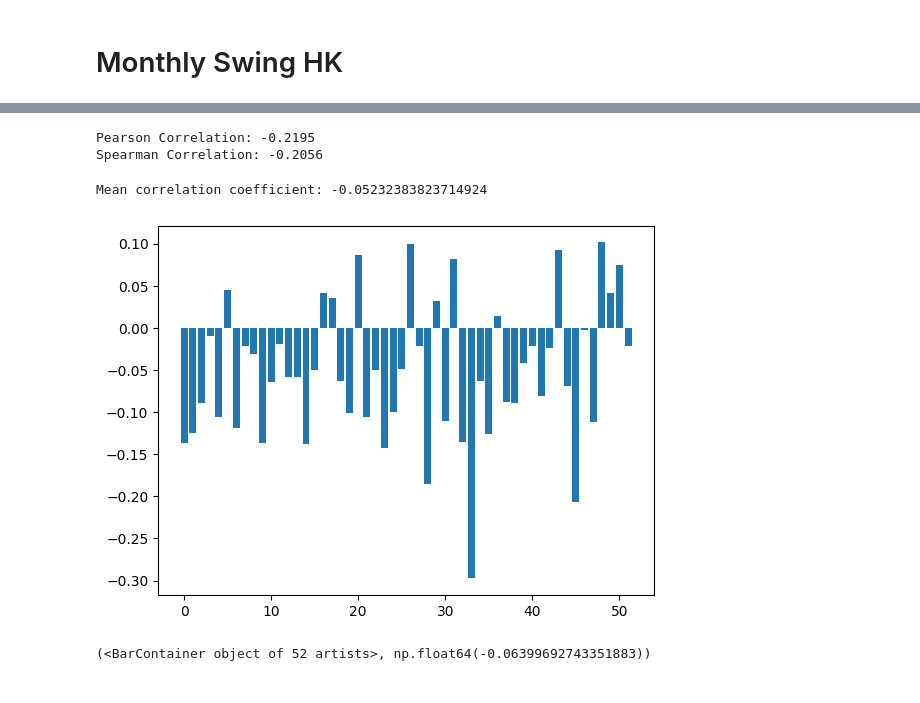
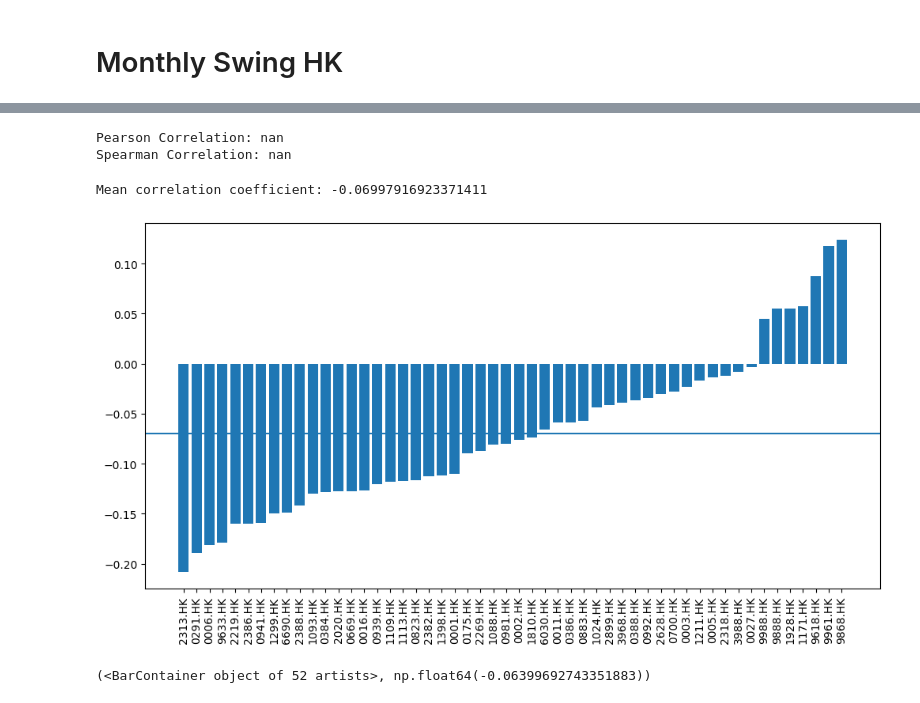
Before and after one commit to tsungyou/2025, a Jupyter notebook: st/hk_var.ipynb, the cells around one changed output, grey strips where cells are left out. Saved outputs shown, nothing was run; the diff lists cells and outputs as text; code cells hidden in the pictures.

```diff
--- a/st/hk_var.ipynb
+++ b/st/hk_var.ipynb
@@ -280,6 +313,6 @@ for week in range(len(mon)):
 # %%
 # momentum: ln(open_/close_.shift(1)) 如果要更保守，就li_.shift(1)
-time_ = "2024-06-15"; end_ = '2025-01-24'
+time_ = "2018-10-15"; end_ = '2025-01-24'
 open_ = open[time_:end_]
 close_ = close[time_:end_]
 ln_ = np.log(open_/close_.shift(1)) # index: 使用的時間
@@ -371,32 +404,37 @@ spearman_result = spearman_correlation(data_factor, data_return)
 print(f"Pearson Correlation: {pearson_result:.4f}")
 print(f"Spearman Correlation: {spearman_result:.4f}")
 
-k = ln_.iloc[:, indexer].apply(lambda x: -1 if x >= 0 else 1)
-l = (pct_calculating_profit.iloc[:, indexer] * k).cumsum()
+k = ln_['9868.HK'].apply(lambda x: -1 if x >= 0 else 1)
+l = (pct_calculating_profit['9868.HK'].shift(0) * k).cumsum()
 plots(k, l)
 # %% [output]
-Pearson Correlation: -0.2195
-Spearman Correlation: -0.2056
+Pearson Correlation: nan
+Spearman Correlation: nan
 # %%
-ind_corrcoef = []
+ind_corrcoef = pd.Series()
+ln_cols = list(ln_.columns)
 ln_array = np.array(ln_.iloc[1:, :]).T
 pct_array = np.array(pct_calculating_profit.iloc[1:, :]).T
 for i in range(ln_array.shape[0]):
     # Combine ln_array[i] and pct_array[i], then filter out rows where either array has NaN
     valid_mask = ~np.isnan(ln_array[i]) & ~np.isnan(pct_array[i])  # Boolean mask for valid data
     if valid_mask.any():  # Only compute correlation if there's at least one valid data point
         corr = np.corrcoef(ln_array[i][valid_mask], pct_array[i][valid_mask])[0, 1]
-        ind_corrcoef.append(corr)
+        ind_corrcoef[ln_cols[i]] = corr
     else:
-        ind_corrcoef.append(np.nan)  # If no valid data, append NaN
+        ind_corrcoef[ln_cols[i]] = np.nan  # If no valid data, append NaN
 
 # Plot and calculate the mean of non-NaN correlation coefficients
-plt.bar(np.arange(len(ind_corrcoef)), ind_corrcoef)
+ind_corrcoef = ind_corrcoef.sort_values(ascending=True)
 mean_corrcoef = np.nanmean(ind_corrcoef)  # np.nanmean automatically ignores NaNs
+plt.figure(figsize=(12, 6))
+plt.bar(ind_corrcoef.index, ind_corrcoef)
+plt.axhline(mean_corrcoef)
+plt.xticks(rotation=90)
 print("Mean correlation coefficient:", mean_corrcoef)
 # %% [output]
-Mean correlation coefficient: -0.05232383823714924
+Mean correlation coefficient: -0.06997916923371411
-[figure, old version]
+[figure, new version]
 # %%
 ln_array = np.array(ln_.iloc[1:, :]).T
 pct_array = np.array(pct_calculating_profit.iloc[1:, :]).T
```
Also changed, not shown: parts of 3 cells of this notebook, 1 other file.
